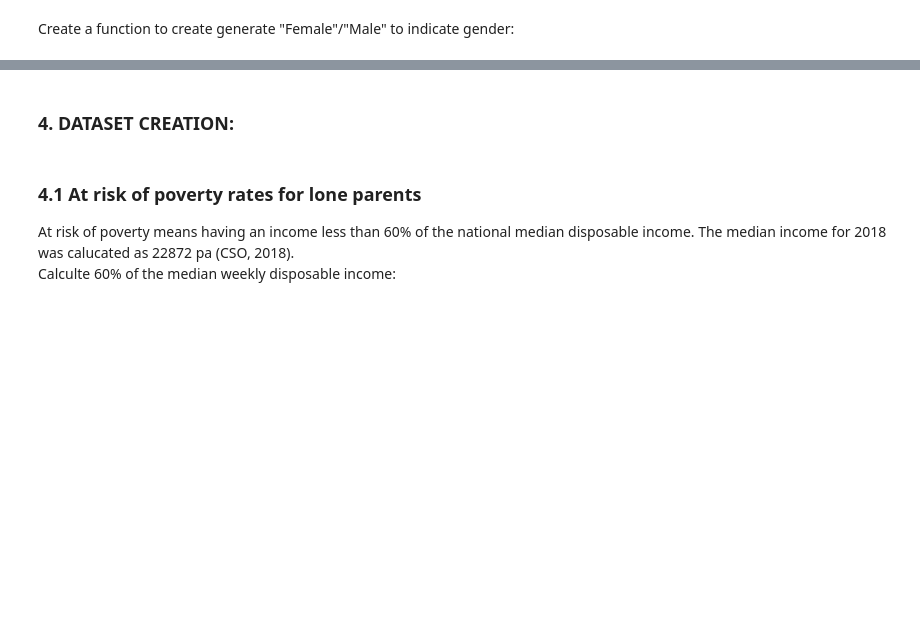
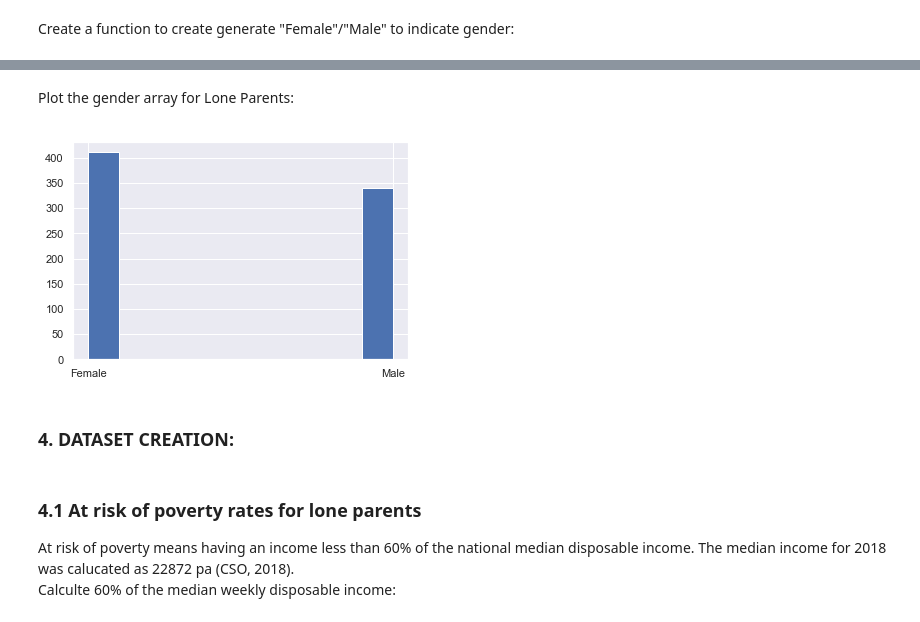
Before and after one commit to fionaoriordan/52465_19_project, a Jupyter notebook: 52465_19_project_dep1.ipynb, the cells around one changed output, grey strips where cells are left out. Drawn from its saved outputs; the diff is of its cells as text; code cells hidden in the pictures; blank space fills up the shorter version.

```diff
--- a/52465_19_project_dep1.ipynb
+++ b/52465_19_project_dep1.ipynb
@@ -268,0 +250,9 @@ plt.show()
+# %% [markdown]
+Plot the gender array for Lone Parents:
+# %%
+# plot a histogram of array gender
+plt.hist(gender2)
+# display the histogram
+plt.show()
+# %% [output]
+[figure, added]
```
Also changed, not shown: parts of 15 cells of this notebook.
